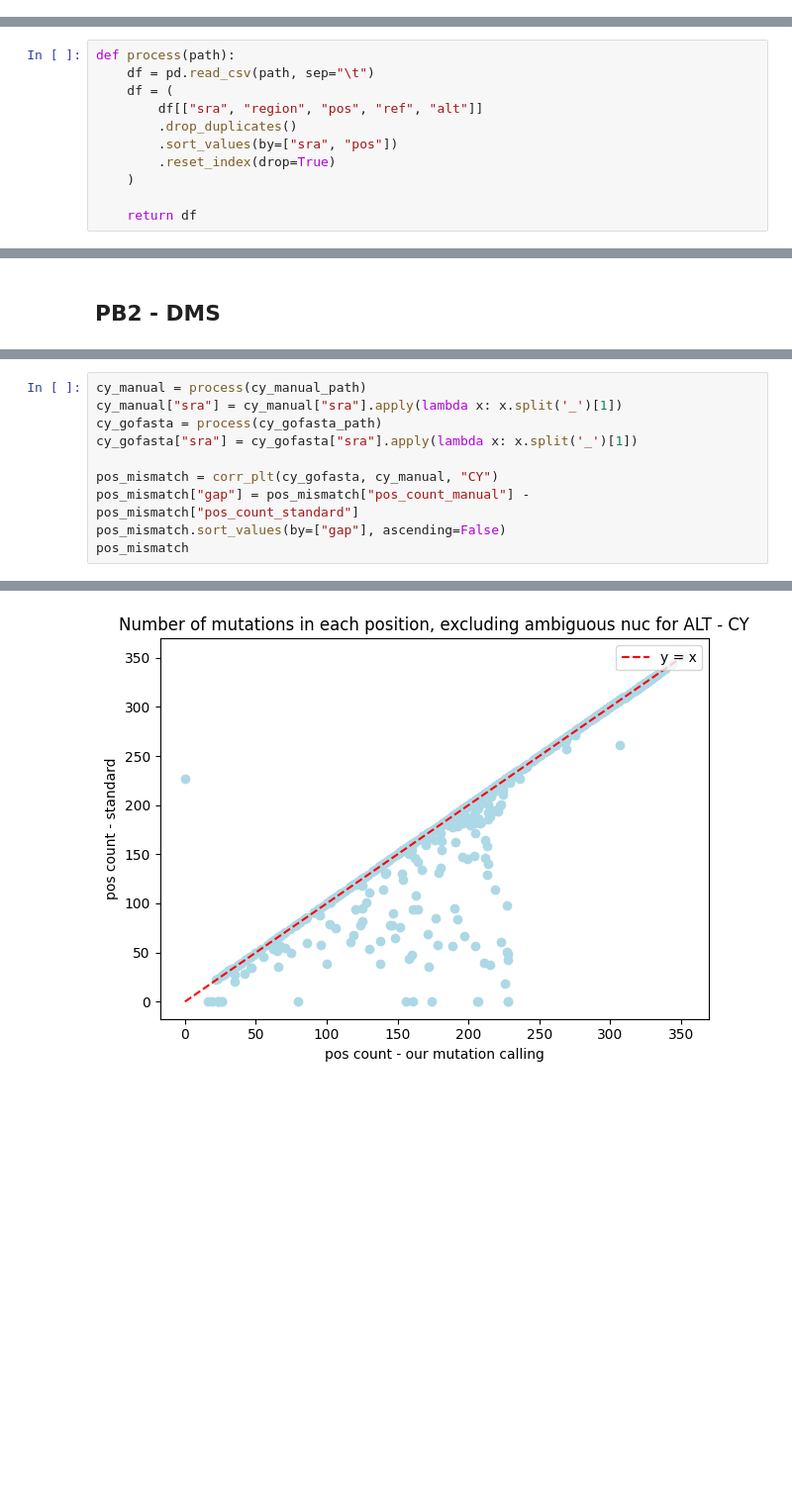
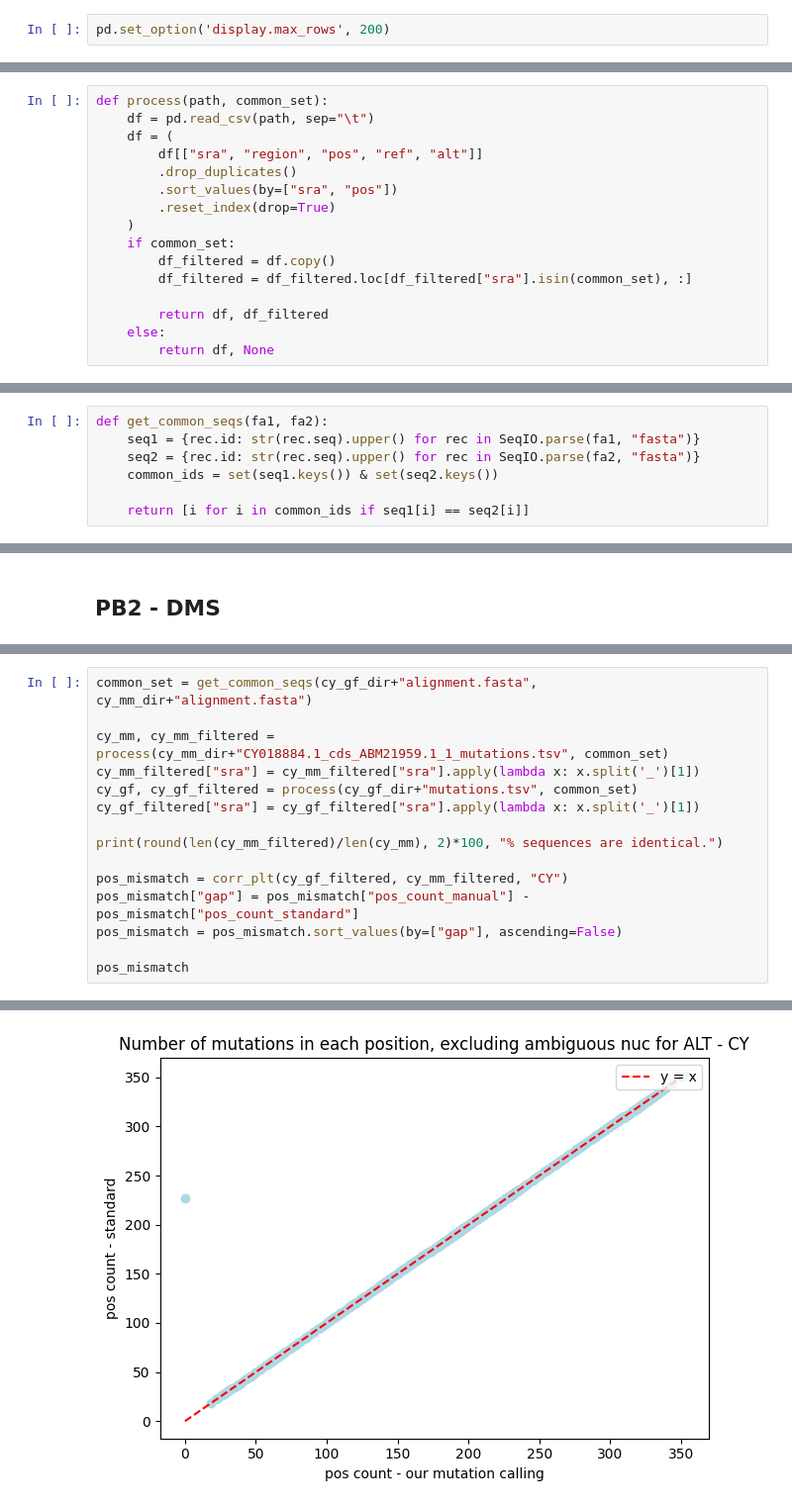
Before and after one commit to yutiachen5/bjorn_rep, a Jupyter notebook: output/sanity_check.ipynb, the cells around one changed output, grey strips where cells are left out. Shown at 99% size. Cells and saved outputs as stored; diff of their text form; blank space fills up the shorter version.

```diff
--- a/output/sanity_check.ipynb
+++ b/output/sanity_check.ipynb
@@ -6 +7,3 @@ import matplotlib.pyplot as plt
+# %%
+pd.set_option('display.max_rows', 200)
 # %%
@@ -24,7 +22,7 @@ cy_manual_path = '/home/eleanor124/projects/bjorn_rep/output/PB2/CY018884.1_cds_
 # %%
 ambiguous_nuc = ['R', 'Y', 'W', 'S', 'K', 'M', 'B', 'D', 'H', 'V', 'N']
 # %%
-def process(path):
+def process(path, common_set):
     df = pd.read_csv(path, sep="\t")
     df = (
         df[["sra", "region", "pos", "ref", "alt"]]
@@ -32,8 +30,13 @@ def process(path):
         .sort_values(by=["sra", "pos"])
         .reset_index(drop=True)
     )
+    if common_set:
+        df_filtered = df.copy()
+        df_filtered = df_filtered.loc[df_filtered["sra"].isin(common_set), :]
 
-    return df
+        return df, df_filtered
+    else:
+        return df, None
 # %%
 def corr_plt(standard, manual, title):
 
@@ -66,6 +69,13 @@ def corr_plt(standard, manual, title):
     plt.show()
 
     return merged2[merged2['pos_count_standard'] != merged2['pos_count_manual']]
+# %%
+def get_common_seqs(fa1, fa2):
+    seq1 = {rec.id: str(rec.seq).upper() for rec in SeqIO.parse(fa1, "fasta")}
+    seq2 = {rec.id: str(rec.seq).upper() for rec in SeqIO.parse(fa2, "fasta")}
+    common_ids = set(seq1.keys()) & set(seq2.keys())
+
+    return [i for i in common_ids if seq1[i] == seq2[i]]
 # %% [markdown]
 ## Hu1-BA
 # %%
@@ -238,11 +206,16 @@ Name: count, dtype: int64
 # %%
-cy_manual = process(cy_manual_path)
-cy_manual["sra"] = cy_manual["sra"].apply(lambda x: x.split('_')[1])
-cy_gofasta = process(cy_gofasta_path)
-cy_gofasta["sra"] = cy_gofasta["sra"].apply(lambda x: x.split('_')[1])
+common_set = get_common_seqs(cy_gf_dir+"alignment.fasta", cy_mm_dir+"alignment.fasta")
 
-pos_mismatch = corr_plt(cy_gofasta, cy_manual, "CY")
+cy_mm, cy_mm_filtered = process(cy_mm_dir+"CY018884.1_cds_ABM21959.1_1_mutations.tsv", common_set)
+cy_mm_filtered["sra"] = cy_mm_filtered["sra"].apply(lambda x: x.split('_')[1])
+cy_gf, cy_gf_filtered = process(cy_gf_dir+"mutations.tsv", common_set)
+cy_gf_filtered["sra"] = cy_gf_filtered["sra"].apply(lambda x: x.split('_')[1])
+
+print(round(len(cy_mm_filtered)/len(cy_mm), 2)*100, "% sequences are identical.")
+
+pos_mismatch = corr_plt(cy_gf_filtered, cy_mm_filtered, "CY")
 pos_mismatch["gap"] = pos_mismatch["pos_count_manual"] - pos_mismatch["pos_count_standard"]
-pos_mismatch.sort_values(by=["gap"], ascending=False)
+pos_mismatch = pos_mismatch.sort_values(by=["gap"], ascending=False)
+
 pos_mismatch
 # %% [output]
@@ -249,2 +223,2 @@ pos_mismatch
-[figure, old version]
+[figure, new version]
 |  | sra | pos_count_standard | pos_count_manual | gap |
```
Also changed, not shown: parts of 30 cells of this notebook, 11 other files.
